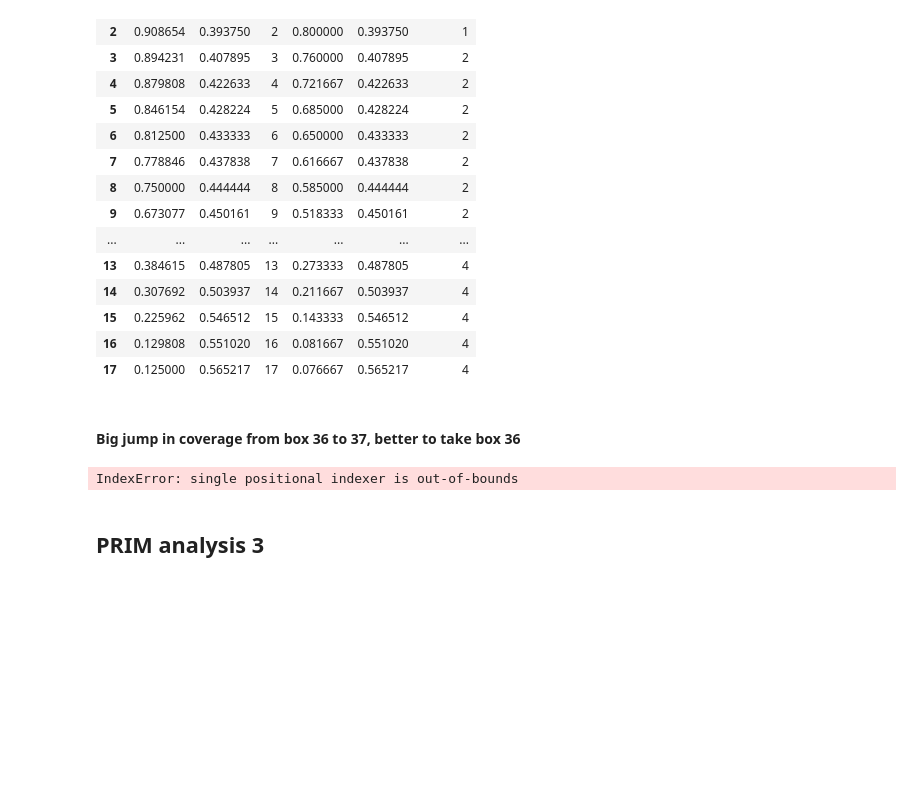
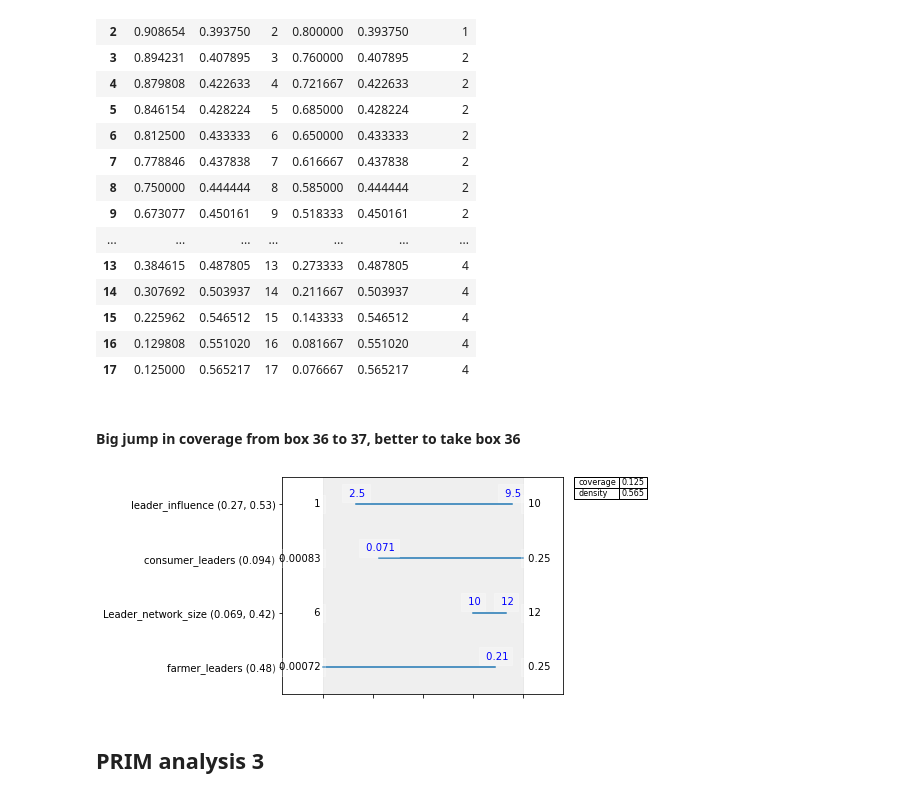
Before and after one commit to lvreedenburgh/Risk-Benefit-Model, a Jupyter notebook: Deep_uncertainty_analysis_more.ipynb, the cells around one changed output. Drawn from its saved outputs; the diff is of its cells as text; code cells hidden in the pictures; blank space fills up the shorter version.

```diff
--- a/Deep_uncertainty_analysis_more.ipynb
+++ b/Deep_uncertainty_analysis_more.ipynb
@@ -549,10 +549,10 @@ box_2.peeling_trajectory
 # %% [markdown]
 #### Big jump in coverage from box 36 to 37, better to take box 36
 # %%
-box_2.inspect(37, style='graph')
+box_2.inspect(17, style='graph')
 plt.show()
 # %% [output]
-IndexError: single positional indexer is out-of-bounds
+[figure, added]
 # %% [markdown]
 ## PRIM analysis 3
 # %%
```
Also changed, not shown: parts of 10 cells of this notebook.
